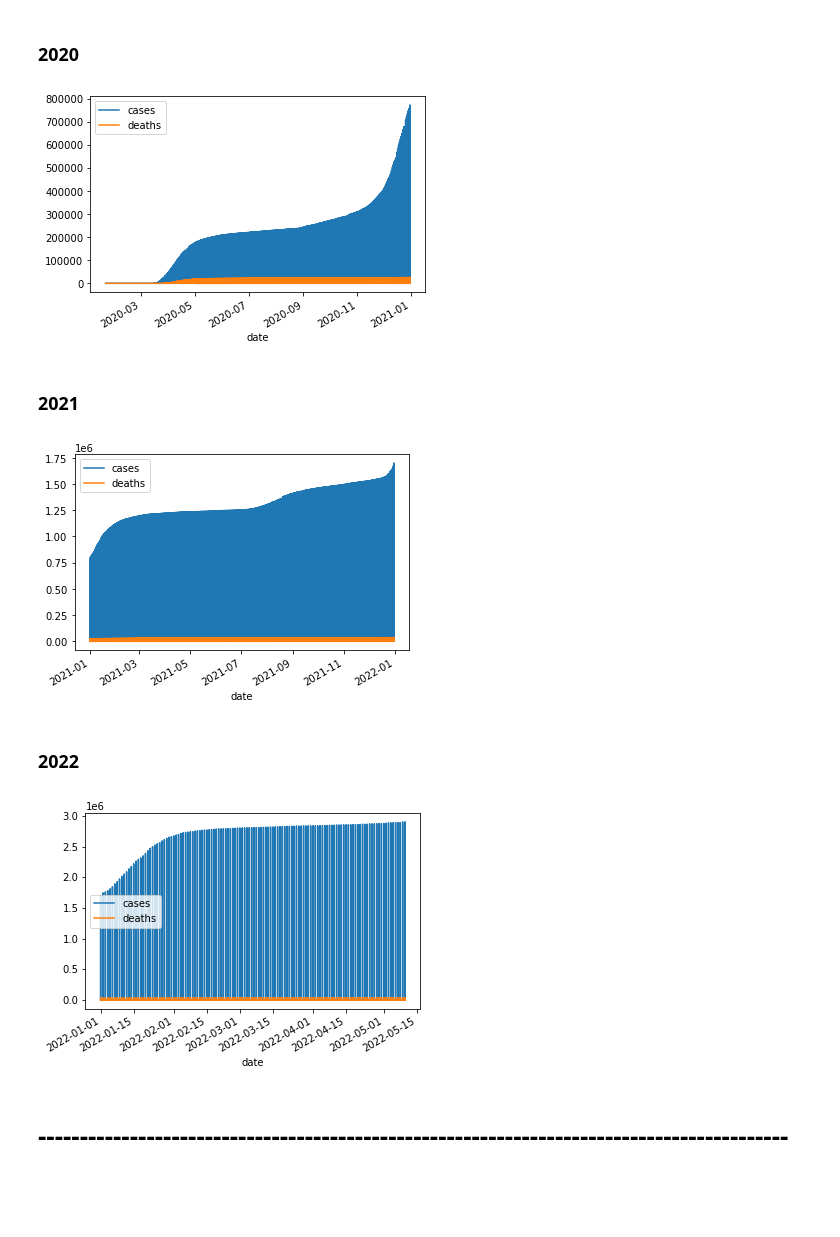
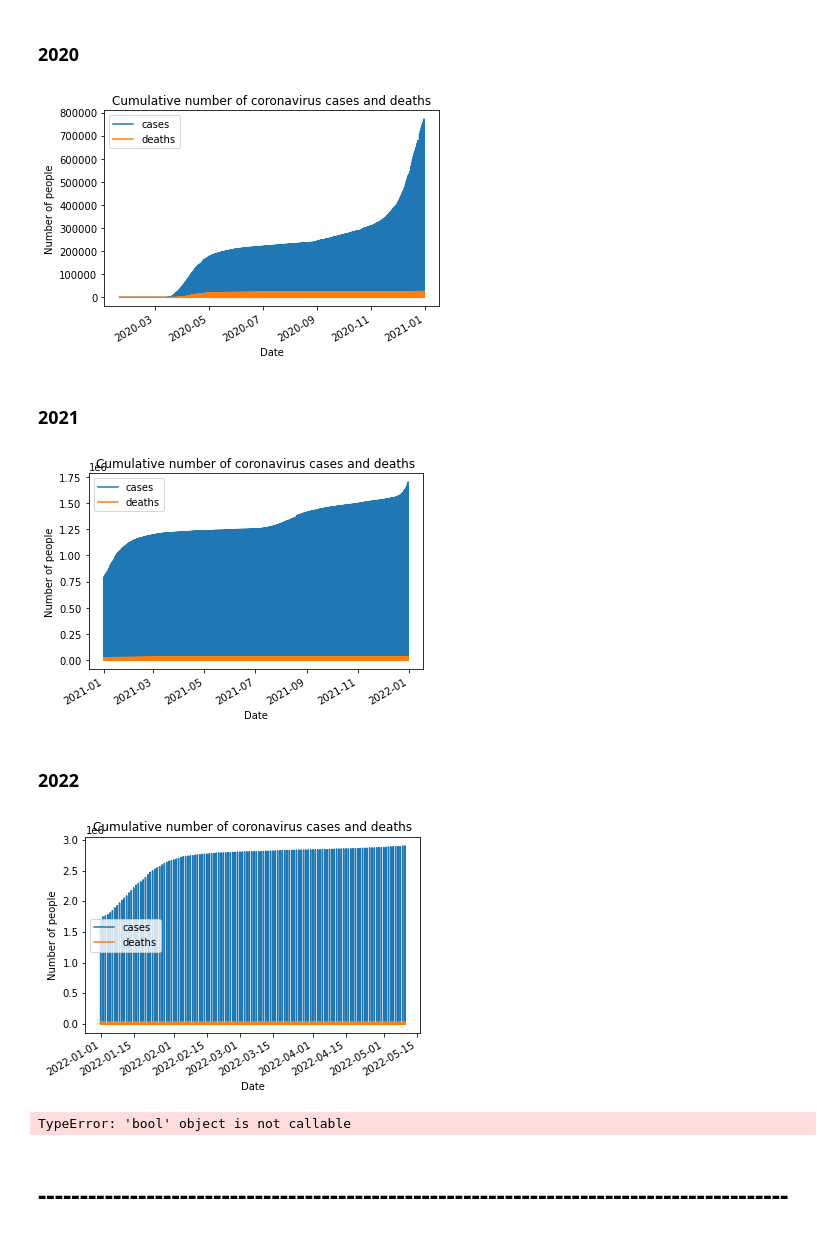
Before and after one commit to saja-aabith/COVID19_insight, a Jupyter notebook: COVID19_insight.ipynb, the cells around one changed output. Cells and saved outputs as stored; diff of their text form; code cells hidden in the pictures; blank space fills up the shorter version.

```diff
--- a/COVID19_insight.ipynb
+++ b/COVID19_insight.ipynb
@@ -206,21 +96,24 @@ import matplotlib.pyplot as plt
 # %%
 nytimes_2020 = pd.read_csv (r'Data/NYTimes/us-counties-2020.txt')
 nytimes_2020.to_csv (r'Data/NYTimes/us-counties-2020.csv', index=None)
 nytimes_2020
 
 nytimes_2020 = nytimes_2020.drop(['county','fips'], axis=1)
 
 nytimes_2020['date'] = pd.to_datetime(nytimes_2020["date"], infer_datetime_format=True)
 nytimes_2020['date']
 
 nytimes_2020['cases'].sum()
 
 nytimes_2020['deaths'].sum()
 
 nytimes_2020.plot(x='date', kind = 'line', use_index=True)
+plt.title("Cumulative number of coronavirus cases and deaths")
+plt.xlabel("Date")
+plt.ylabel("Number of people")
 plt.show()
 # %% [output]
-[figure, old version]
+[figure, new version]
 # %% [markdown]
 ### 2021
 # %%
@@ -238,6 +131,9 @@ nytimes_2021['cases'].sum()
 nytimes_2021['deaths'].sum()
 
 nytimes_2021.plot(x='date', kind = 'line', use_index=True)
+plt.title("Cumulative number of coronavirus cases and deaths")
+plt.xlabel("Date")
+plt.ylabel("Number of people")
 plt.show()
 # %% [output]
-[figure, old version]
+[figure, new version]
@@ -258,8 +157,16 @@ nytimes_2022['cases'].sum()
 nytimes_2022['deaths'].sum()
 
 nytimes_2022.plot(x='date', kind = 'line', use_index=True)
+plt.title("Cumulative number of coronavirus cases and deaths")
+plt.xlabel("Date")
+plt.ylabel("Number of people")
 plt.show()
 # %% [output]
-[figure, old version]
+[figure, new version]
+# %%
+nytimes_2020.sort("state")
+nytimes_2020
+# %% [output]
+TypeError: 'bool' object is not callable
 # %% [markdown]
 # <font color=black>------------------------------------------------------------------------------------------</font>
```
Also changed, not shown: parts of 13 cells of this notebook.
